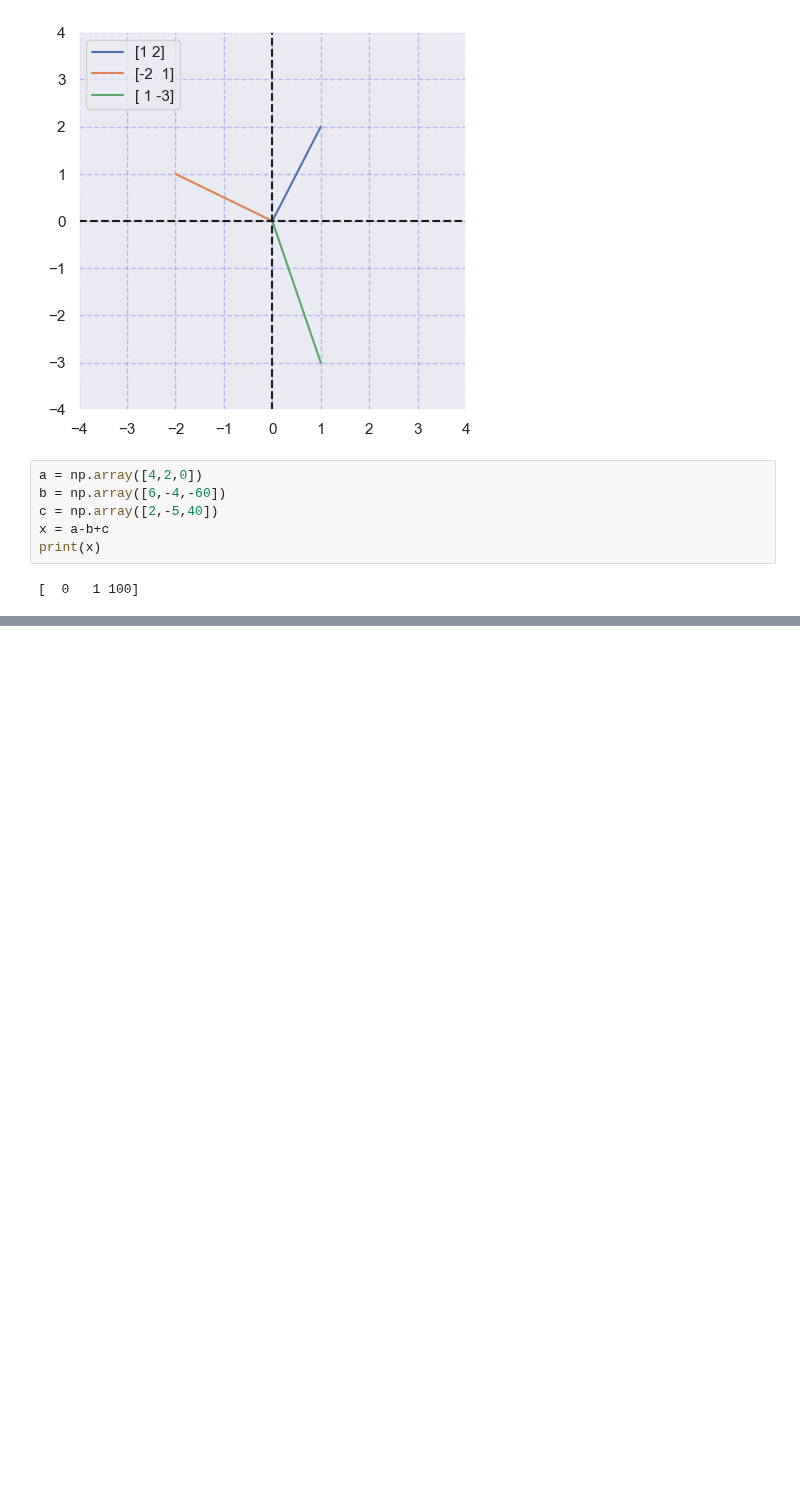
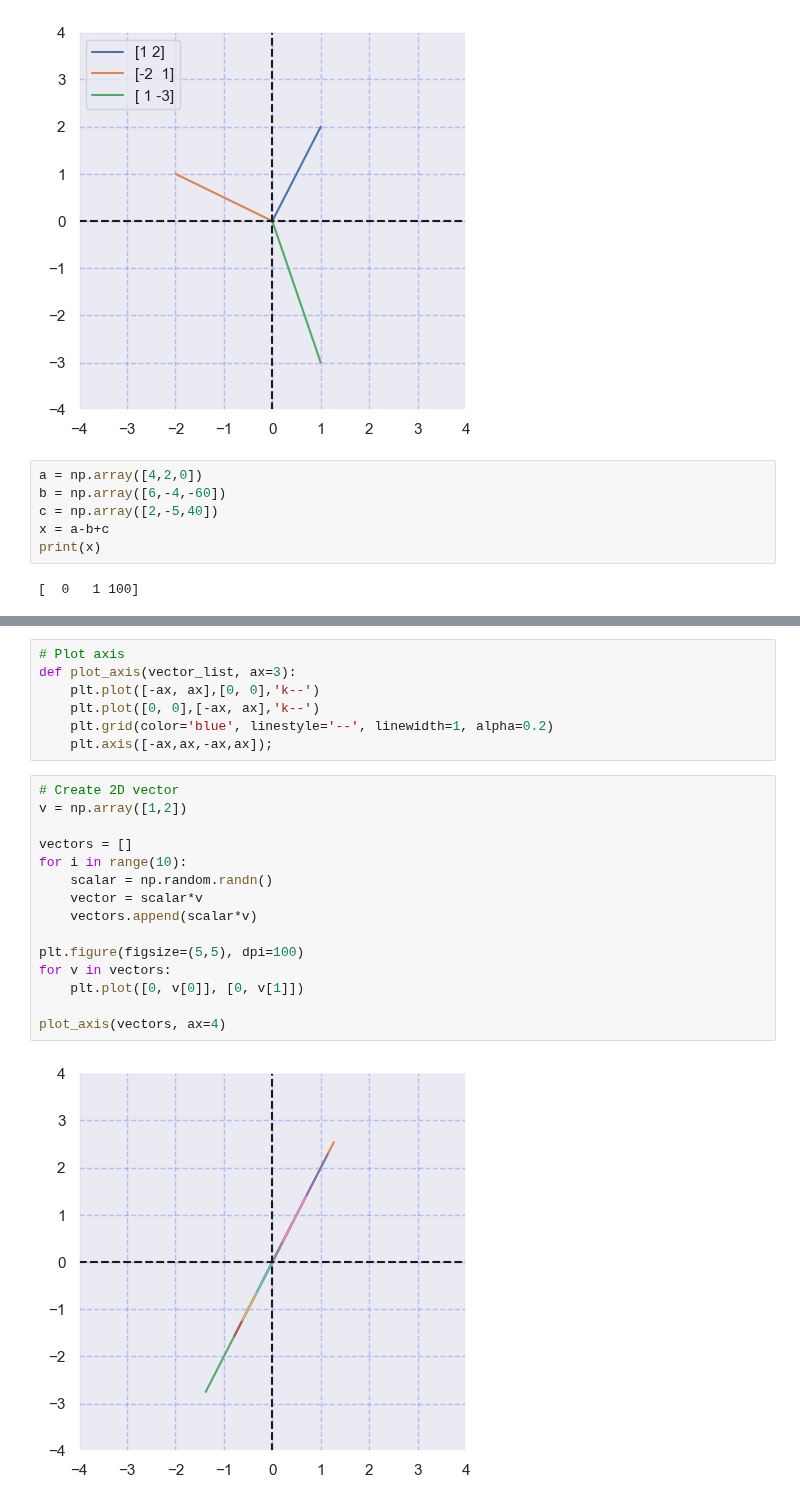
Before and after one commit to murilogustineli/linear-algebra, a Jupyter notebook: 01-vectors/vectors.ipynb, the cells around one changed output, grey strips where cells are left out. Saved outputs shown, nothing was run; the diff lists cells and outputs as text; blank space fills up the shorter version.

Commit message:
updated vectors nb

```diff
--- a/01-vectors/vectors.ipynb
+++ b/01-vectors/vectors.ipynb
@@ -126,0 +139,24 @@ print(x)
+# %%
+# Plot axis
+def plot_axis(vector_list, ax=3):
+    plt.plot([-ax, ax],[0, 0],'k--')
+    plt.plot([0, 0],[-ax, ax],'k--')
+    plt.grid(color='blue', linestyle='--', linewidth=1, alpha=0.2)
+    plt.axis([-ax,ax,-ax,ax]);
+# %%
+# Create 2D vector
+v = np.array([1,2])
+
+vectors = []
+for i in range(10):
+    scalar = np.random.randn()
+    vector = scalar*v
+    vectors.append(scalar*v)
+
+plt.figure(figsize=(5,5), dpi=100)
+for v in vectors:
+    plt.plot([0, v[0]], [0, v[1]])
+
+plot_axis(vectors, ax=4)
+# %% [output]
+[figure, added]
```
Also changed, not shown: parts of 3 cells of this notebook.
